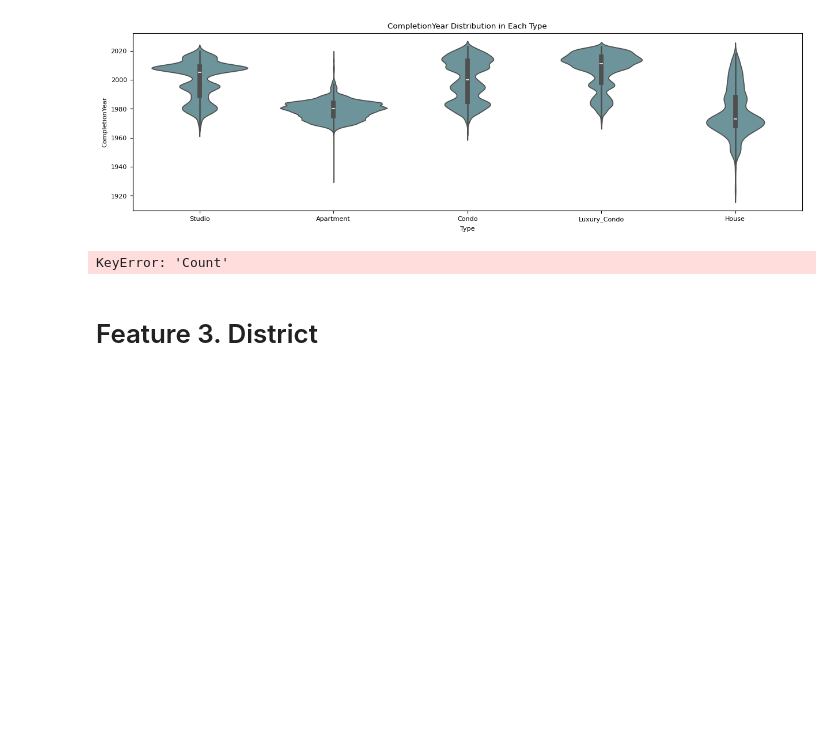
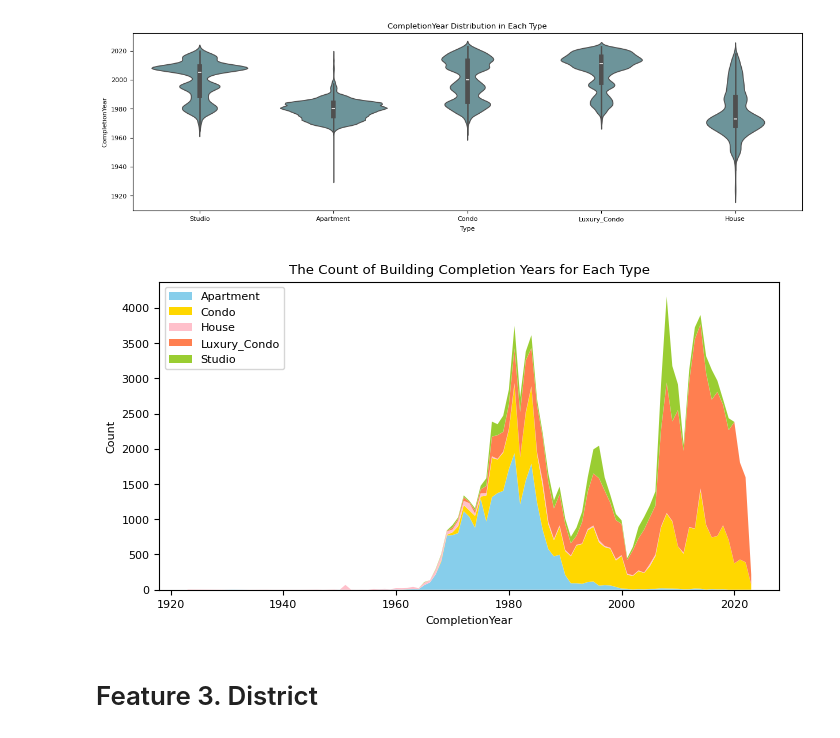
Before and after one commit to ValerieChen7331/House_Price, a Jupyter notebook: 6_Imputation_HouseAge.ipynb, the cells around one changed output. Saved outputs shown, nothing was run; the diff lists cells and outputs as text; code cells hidden in the pictures; blank space fills up the shorter version.

Commit message:
Update for error message

```diff
--- a/6_Imputation_HouseAge.ipynb
+++ b/6_Imputation_HouseAge.ipynb
@@ -280,19 +280,20 @@ plt.show()
 # %% [output]
 [figure]
 # %%
-# 使用 pivot_table 重新构造数据框
-pivot_data = df_nonull.pivot_table(index='CompletionYear', columns='Type', values='Count', fill_value=0)
+# pivot_table
+data = df.groupby(['CompletionYear', 'Type']).size().reset_index(name='Count')
+pivot_data = data.pivot_table(index='CompletionYear', columns='Type', values='Count', fill_value=0)
 
-# 获取颜色列表，可以根据需要自定义颜色
+# define the colors
 colors = {'Studio': 'yellowgreen', 'Apartment': 'skyblue', 'Condo': 'gold', 'Luxury_Condo': 'coral', 'House': 'pink'}
 
 # 绘制堆叠图
 plt.figure(figsize=(8, 4))
 plt.stackplot(pivot_data.index, pivot_data.values.T, labels=pivot_data.columns, colors=[colors[type] for type in pivot_data.columns.to_list()])
 plt.legend(loc='upper left')
 plt.title('The Count of Building Completion Years for Each Type')
 plt.xlabel('CompletionYear')
 plt.ylabel('Count')
 plt.show()
 # %% [output]
-KeyError: 'Count'
+[figure, added]
```
Also changed, not shown: parts of 18 cells of this notebook, 2 other files.
